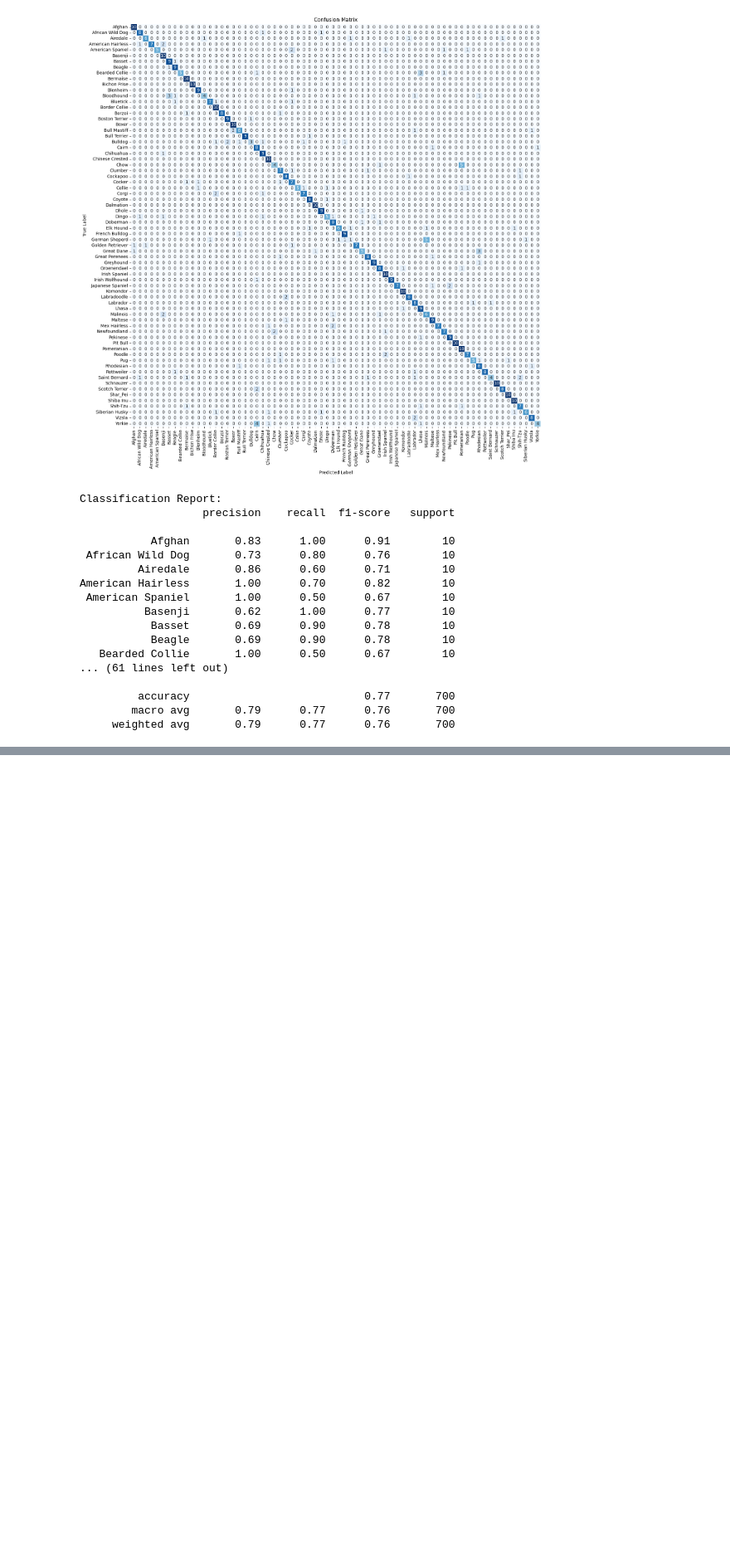
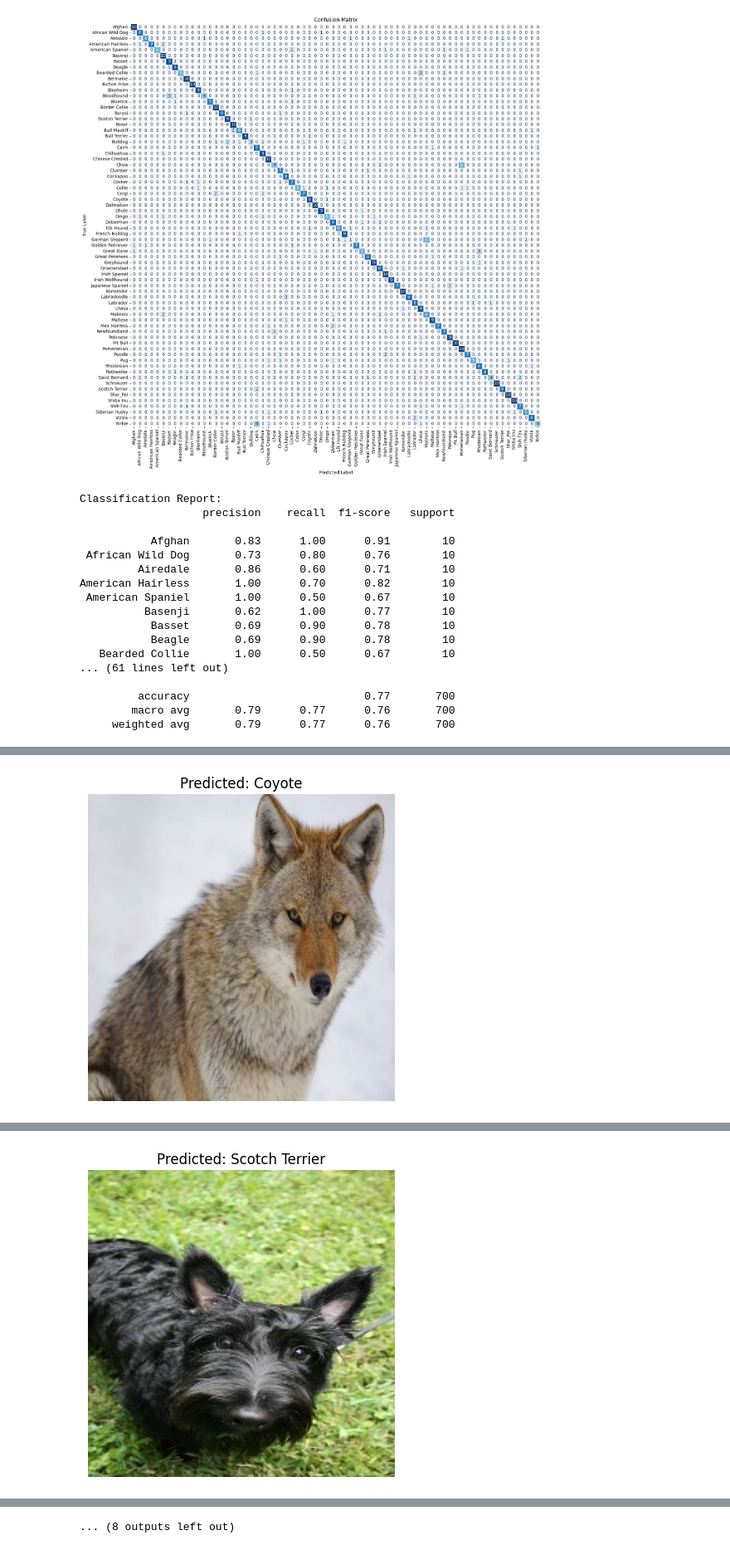
Before and after one commit to confooshius/AAI521-dog-image-processor, a Jupyter notebook: dogs.ipynb, the cells around one changed output, grey strips where cells are left out. Shown at 83% size. Drawn from its saved outputs; the diff is of its cells as text; code cells hidden in the pictures; blank space fills up the shorter version.

Commit message:
added evaluation by verifying dog images

```diff
--- a/dogs.ipynb
+++ b/dogs.ipynb
@@ -434,3 +434,60 @@ American Hairless       1.00      0.70      0.82        10
          accuracy                           0.77       700
         macro avg       0.79      0.77      0.76       700
      weighted avg       0.79      0.77      0.76       700
+# %%
+# Required imports
+from tensorflow.keras.preprocessing import image
+import numpy as np
+import matplotlib.pyplot as plt
+import os
+import random
+
+# Get the mapping of class indices to breed names
+class_indices = train_dataset.class_indices
+index_to_breed = {v: k for k, v in class_indices.items()}  # Reverse the dictionary to map indices to breed names
+
+# Function to preprocess an image for the model
+def preprocess_image(img_path):
+    img = image.load_img(img_path, target_size=(224, 224))
+    img_array = image.img_to_array(img)
+    img_array = np.expand_dims(img_array, axis=0)
+    img_array /= 255.0  # Normalize the image
+    return img_array
+
+# Function to predict and display images with their predictions
+def predict_and_display(images, model, index_to_breed):
+    for img_path in images:
+        # Load and preprocess image
+        img_array = preprocess_image(img_path)
+
+        # Predict the class
+        prediction = model.predict(img_array)
+        predicted_class = np.argmax(prediction, axis=1)[0]
+
+        # Get the predicted breed name
+        predicted_breed = index_to_breed[predicted_class]
+
+        # Load image for display
+        img = image.load_img(img_path)
+
+        # Display the image with the predicted class
+        plt.imshow(img)
+        plt.title(f"Predicted: {predicted_breed}")
+        plt.axis('off')
+        plt.show()
+
+# Randomly select 10 images from the test dataset
+random.seed(42)  # For reproducibility
+selected_images = []
+image_files = []  # Store all the test images
+for root, _, files in os.walk(test_dir):
+    image_files += [os.path.join(root, f) for f in files if f.endswith('.jpg')]
+
+if len(image_files) >= 10:
+    selected_images = random.sample(image_files, 10)
+else:
+    print("Not enough images in test set to sample.")
+
+# Predict and display for the selected images
+predict_and_display(selected_images, vgg_model, index_to_breed)
+# %% [output]
@@ -436,0 +495 @@ American Hairless       1.00      0.70      0.82        10
+[figure, added]
@@ -436,0 +497 @@ American Hairless       1.00      0.70      0.82        10
+[figure, added]
@@ -436,0 +506 @@ American Hairless       1.00      0.70      0.82        10
+... (8 outputs left out)
```
Also changed, not shown: parts of 1 cell of this notebook.
